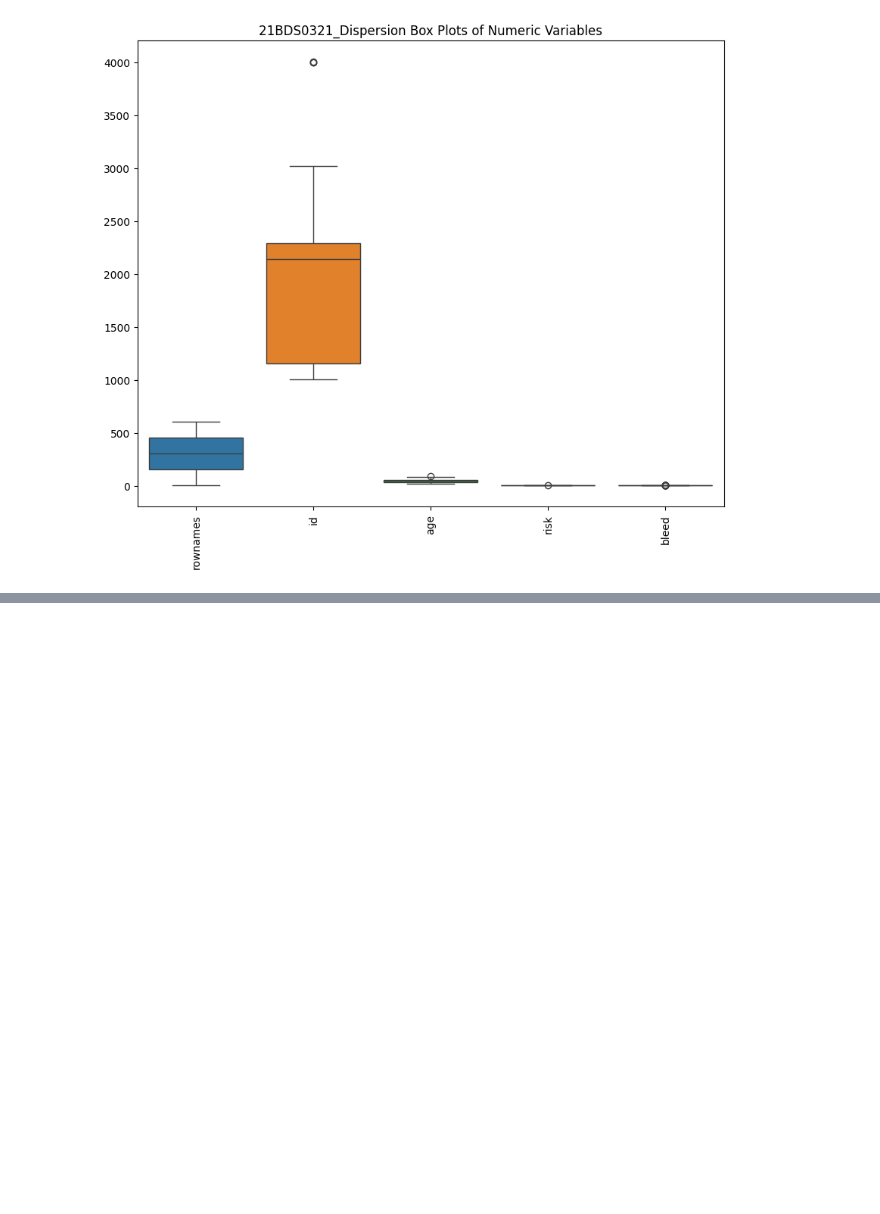
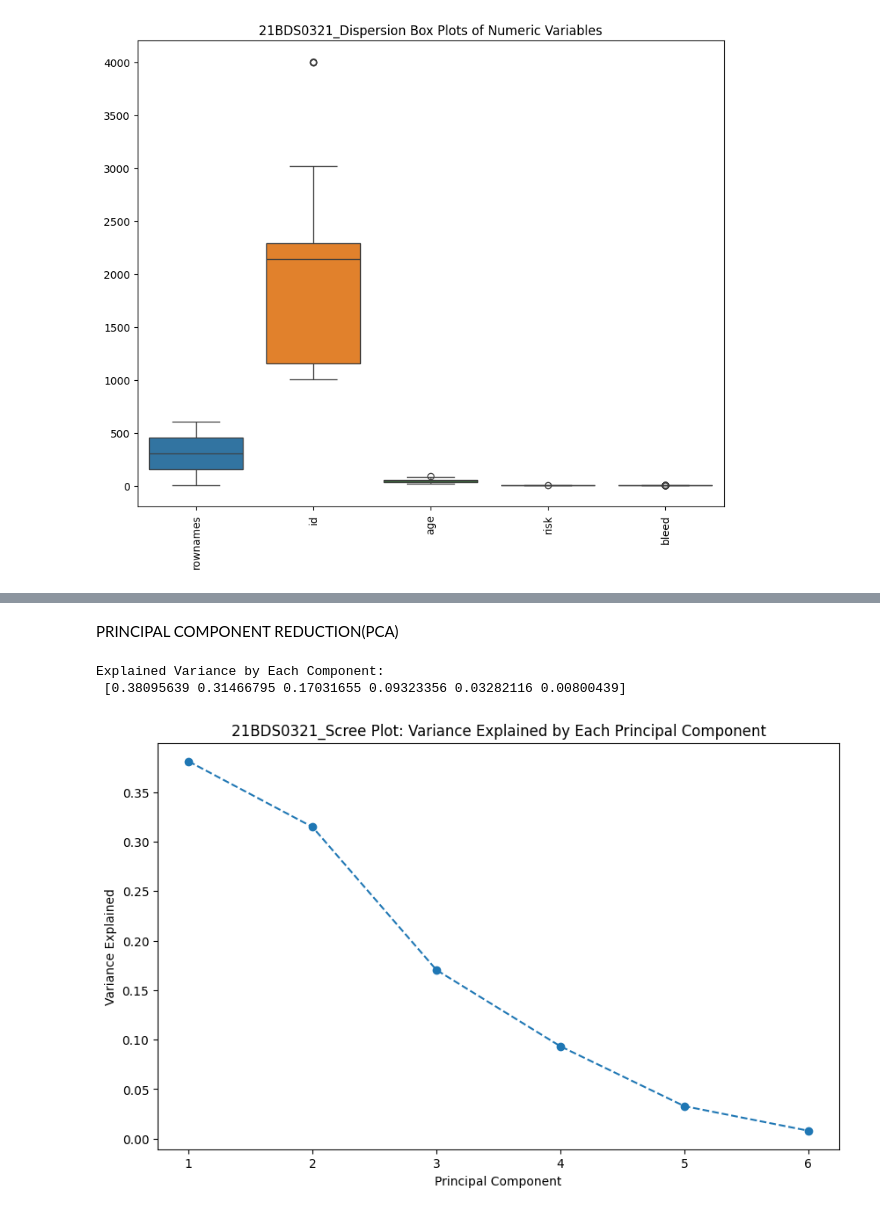
Before and after one commit to Dhairya2412/EDA_DA_21BDS0321, a Jupyter notebook: EDA_DA_1_21BDS0321.ipynb, the cells around one changed output, grey strips where cells are left out. Saved outputs shown, nothing was run; the diff lists cells and outputs as text; code cells hidden in the pictures; blank space fills up the shorter version.

```diff
--- a/EDA_DA_1_21BDS0321.ipynb
+++ b/EDA_DA_1_21BDS0321.ipynb
@@ -481,0 +596,33 @@ fig.show()
+# %% [markdown]
+PRINCIPAL COMPONENT REDUCTION(PCA)
+# %%
+# Data Preprocessing
+# Select only numeric columns for PCA
+df_numeric = df.select_dtypes(include=[np.number])
+
+# Handle missing values by removing rows with NA values (if any)
+df_numeric = df_numeric.dropna()
+
+# Scale the numeric data
+scaler = StandardScaler()
+df_scaled = scaler.fit_transform(df_numeric)
+# %%
+# Perform PCA
+pca = PCA()
+pca_result = pca.fit(df_scaled)
+
+# Display a summary of PCA to see variance explained by each component
+explained_variance = pca.explained_variance_ratio_
+print("Explained Variance by Each Component:\n", explained_variance)
+
+# Scree Plot
+plt.figure(figsize=(10, 6))
+plt.plot(range(1, len(explained_variance) + 1), explained_variance, marker='o', linestyle='--')
+plt.title("21BDS0321_Scree Plot: Variance Explained by Each Principal Component")
+plt.xlabel("Principal Component")
+plt.ylabel("Variance Explained")
+plt.show()
+# %% [output]
+Explained Variance by Each Component:
+ [0.38095639 0.31466795 0.17031655 0.09323356 0.03282116 0.00800439]
+[figure, added]
```
Also changed, not shown: parts of 11 cells of this notebook.
